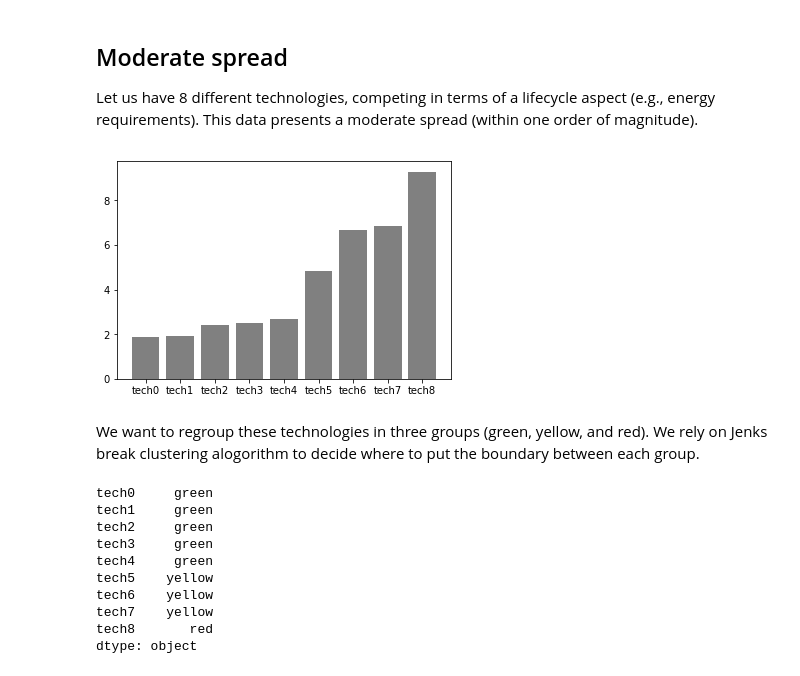
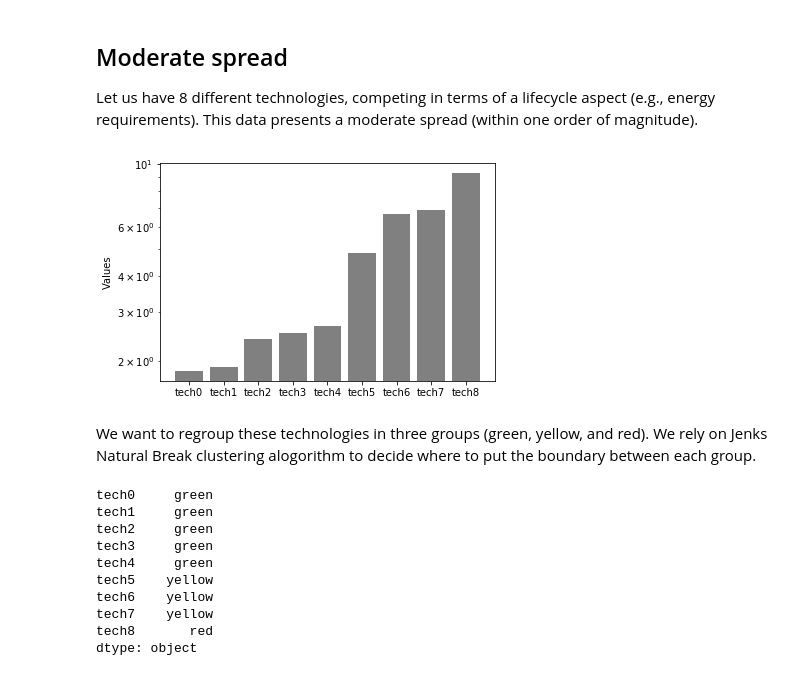
Before and after one commit to majeau-bettez/LiSET, a Jupyter notebook: doc/demo_liset_clusters.ipynb, the cells around one changed output. Drawn from its saved outputs; the diff is of its cells as text; code cells hidden in the pictures.

```diff
--- a/doc/demo_liset_clusters.ipynb
+++ b/doc/demo_liset_clusters.ipynb
@@ -53,12 +66,12 @@ liset_tbl = pd.DataFrame([[11., 22., 66., 11.],
 ## Moderate spread
 
 Let us have 8 different technologies, competing in terms of a lifecycle aspect (e.g., energy requirements). This data presents a moderate spread (within one order of magnitude).
-# %%
-graph = plt.bar(candidates, moderate_spread, color='gray')
-# %% [output]
-[figure, removed]
+# %%
+fig = simple_bar(moderate_spread)
+# %% [output]
+[figure, added]
 # %% [markdown]
-We want to regroup these technologies in three groups (green, yellow, and red). We rely on Jenks break clustering alogorithm to decide where to put the boundary between each group.
+We want to regroup these technologies in three groups (green, yellow, and red). We rely on Jenks Natural Break clustering alogorithm to decide where to put the boundary between each group.
 # %%
 lc.cluster_vector(moderate_spread)
 # %% [output]
```
Also changed, not shown: parts of 6 cells of this notebook, 2 other files.
